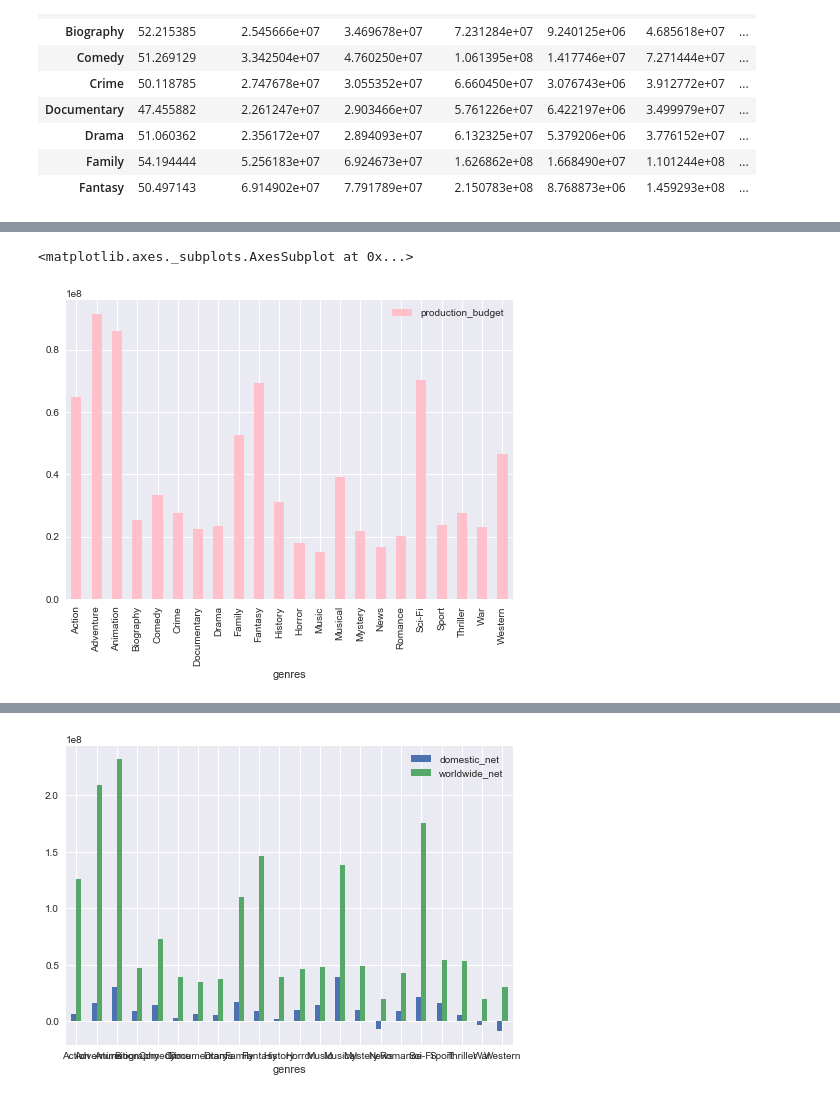
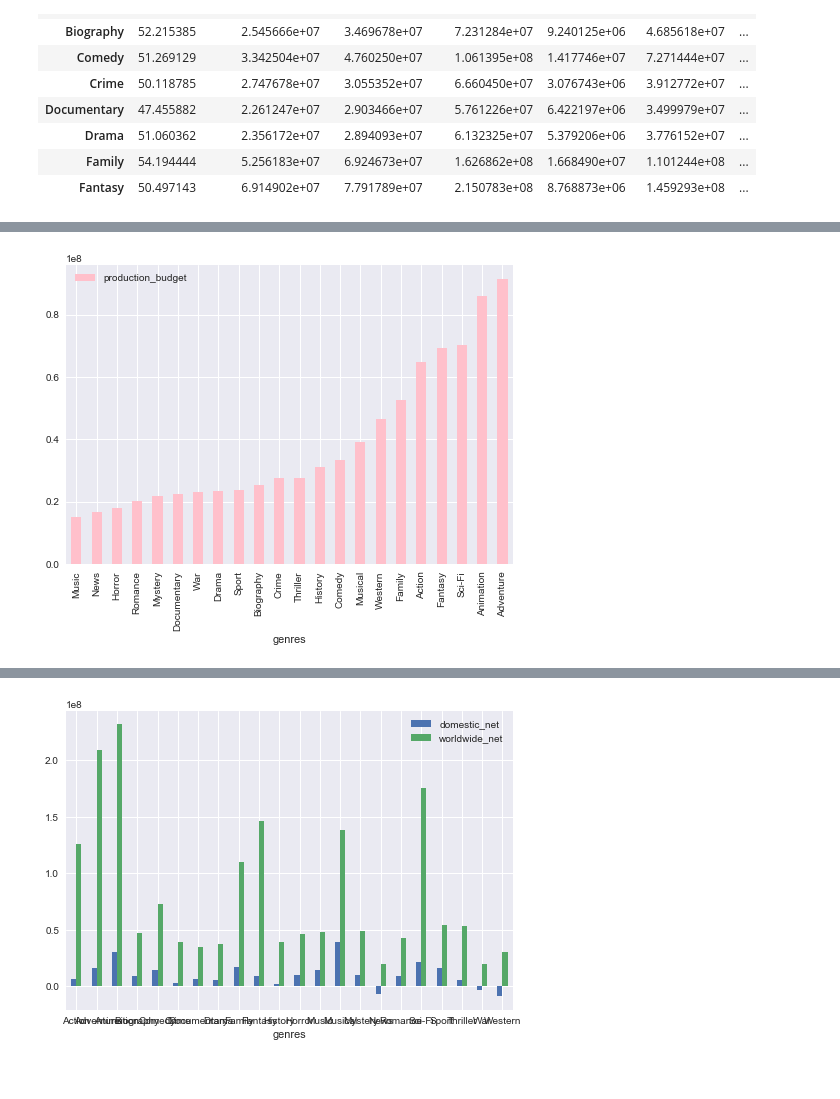
Before and after one commit to MNLKuzmin/dsc-project-genrestudy, a Jupyter notebook: A Genre Study first draft.ipynb, the cells around one changed output, grey strips where cells are left out. Drawn from its saved outputs; the diff is of its cells as text; code cells hidden in the pictures.

Commit message:
SeabornGraphs and TMDB

```diff
--- a/A Genre Study first draft.ipynb
+++ b/A Genre Study first draft.ipynb
@@ -496,7 +496,3 @@ average_df.head(10)
 | Drama | 51.060362 | 2.356172e+07 | 2.894093e+07 | 6.132325e+07 | 5.379206e+06 | 3.776152e+07 | ... |
 | Family | 54.194444 | 5.256183e+07 | 6.924673e+07 | 1.626862e+08 | 1.668490e+07 | 1.101244e+08 | ... |
 | Fantasy | 50.497143 | 6.914902e+07 | 7.791789e+07 | 2.150783e+08 | 8.768873e+06 | 1.459293e+08 | ... |
-# %%
-import matplotlib.pyplot as plt
-%matplotlib inline
-plt.style.use('seaborn-poster')
@@ -534,5 +515,6 @@ plt.style.use('seaborn')
+# %%
+budget_df=average_df.sort_values(by=['production_budget'])
 # %%
-average_df.plot.bar(y='production_budget',color='pink');
+budget_df.plot.bar(y='production_budget',color='pink');
 # %% [output]
-<matplotlib.axes._subplots.AxesSubplot at 0x...>
-[figure, old version]
+[figure, new version]
```
Also changed, not shown: parts of 29 cells of this notebook.
